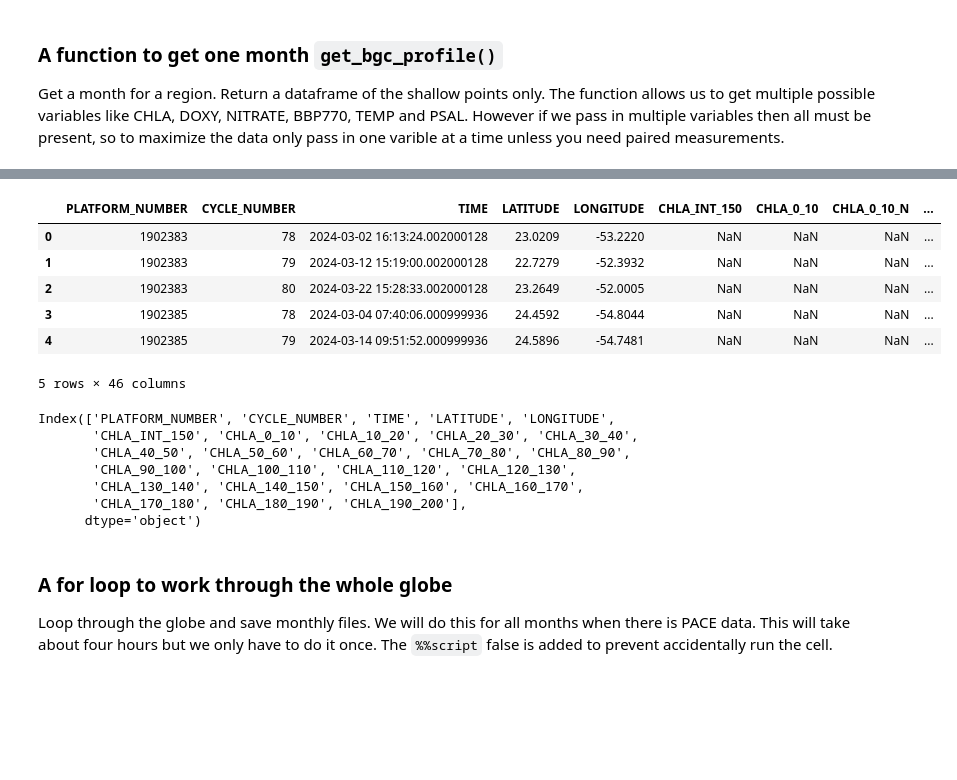
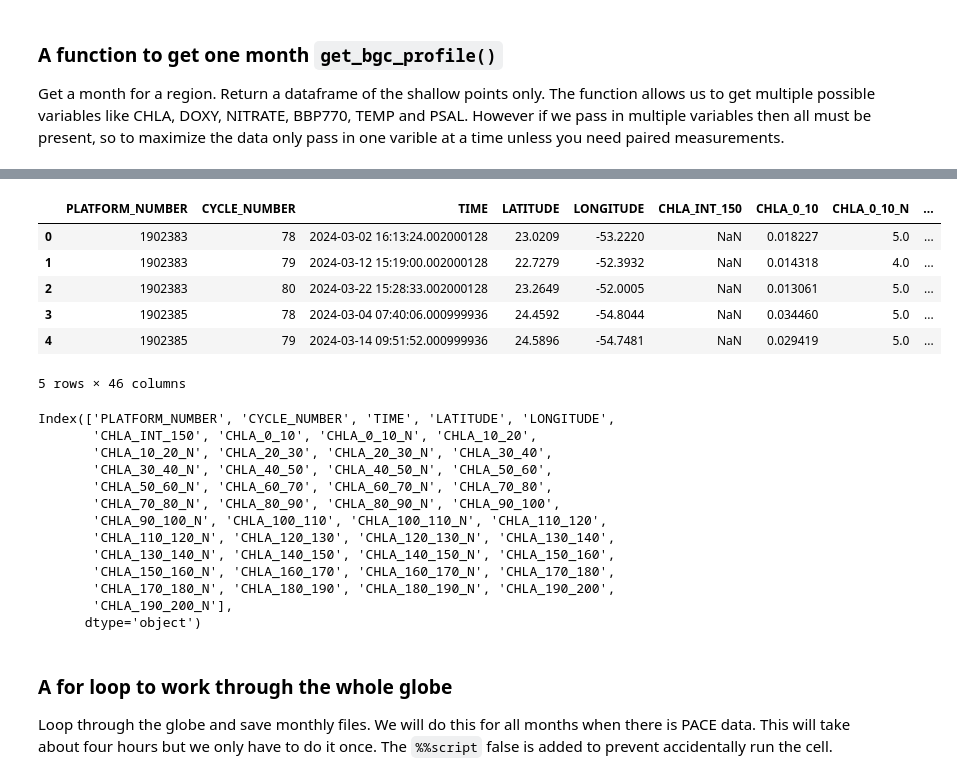
Before and after one commit to fish-pace/fish-pace-datasets, a Jupyter notebook: datasets/chla_z/notebooks/argopy.ipynb, the cells around one changed output, grey strips where cells are left out. Cells and saved outputs as stored; diff of their text form; code cells hidden in the pictures; blank space fills up the shorter version.

```diff
--- a/datasets/chla_z/notebooks/argopy.ipynb
+++ b/datasets/chla_z/notebooks/argopy.ipynb
@@ -671,7 +660,7 @@ def get_bgc_profile(reg, mon, data_dir="data", vars=None, save=False, mode="stan
 # %%
 %%time
 # Example
-params = ["CHLA"]
+params = ["CHLA_ADJUSTED"]
 # [lon_min, lon_max, lat_min, lat_max, depth_min, depth_max]
 region = [-55, -50, 20, 25, 0, 200]
 month = "2024-03"
@@ -683,19 +672,25 @@ Wall time: 10.5 s
 |  | PLATFORM_NUMBER | CYCLE_NUMBER | TIME | LATITUDE | LONGITUDE | CHLA_INT_150 | CHLA_0_10 | CHLA_0_10_N | ... |
-| 0 | 1902383 | 78 | 2024-03-02 16:13:24.002000128 | 23.0209 | -53.2220 | NaN | NaN | NaN | ... |
-| 1 | 1902383 | 79 | 2024-03-12 15:19:00.002000128 | 22.7279 | -52.3932 | NaN | NaN | NaN | ... |
-| 2 | 1902383 | 80 | 2024-03-22 15:28:33.002000128 | 23.2649 | -52.0005 | NaN | NaN | NaN | ... |
-| 3 | 1902385 | 78 | 2024-03-04 07:40:06.000999936 | 24.4592 | -54.8044 | NaN | NaN | NaN | ... |
-| 4 | 1902385 | 79 | 2024-03-14 09:51:52.000999936 | 24.5896 | -54.7481 | NaN | NaN | NaN | ... |
+| 0 | 1902383 | 78 | 2024-03-02 16:13:24.002000128 | 23.0209 | -53.2220 | NaN | 0.018227 | 5.0 | ... |
+| 1 | 1902383 | 79 | 2024-03-12 15:19:00.002000128 | 22.7279 | -52.3932 | NaN | 0.014318 | 4.0 | ... |
+| 2 | 1902383 | 80 | 2024-03-22 15:28:33.002000128 | 23.2649 | -52.0005 | NaN | 0.013061 | 5.0 | ... |
+| 3 | 1902385 | 78 | 2024-03-04 07:40:06.000999936 | 24.4592 | -54.8044 | NaN | 0.034460 | 5.0 | ... |
+| 4 | 1902385 | 79 | 2024-03-14 09:51:52.000999936 | 24.5896 | -54.7481 | NaN | 0.029419 | 5.0 | ... |
 5 rows × 46 columns
 # %%
 df_surf.columns
 # %% [output]
 Index(['PLATFORM_NUMBER', 'CYCLE_NUMBER', 'TIME', 'LATITUDE', 'LONGITUDE',
-       'CHLA_INT_150', 'CHLA_0_10', 'CHLA_10_20', 'CHLA_20_30', 'CHLA_30_40',
-       'CHLA_40_50', 'CHLA_50_60', 'CHLA_60_70', 'CHLA_70_80', 'CHLA_80_90',
-       'CHLA_90_100', 'CHLA_100_110', 'CHLA_110_120', 'CHLA_120_130',
-       'CHLA_130_140', 'CHLA_140_150', 'CHLA_150_160', 'CHLA_160_170',
-       'CHLA_170_180', 'CHLA_180_190', 'CHLA_190_200'],
+       'CHLA_INT_150', 'CHLA_0_10', 'CHLA_0_10_N', 'CHLA_10_20',
+       'CHLA_10_20_N', 'CHLA_20_30', 'CHLA_20_30_N', 'CHLA_30_40',
+       'CHLA_30_40_N', 'CHLA_40_50', 'CHLA_40_50_N', 'CHLA_50_60',
+       'CHLA_50_60_N', 'CHLA_60_70', 'CHLA_60_70_N', 'CHLA_70_80',
+       'CHLA_70_80_N', 'CHLA_80_90', 'CHLA_80_90_N', 'CHLA_90_100',
+       'CHLA_90_100_N', 'CHLA_100_110', 'CHLA_100_110_N', 'CHLA_110_120',
+       'CHLA_110_120_N', 'CHLA_120_130', 'CHLA_120_130_N', 'CHLA_130_140',
+       'CHLA_130_140_N', 'CHLA_140_150', 'CHLA_140_150_N', 'CHLA_150_160',
+       'CHLA_150_160_N', 'CHLA_160_170', 'CHLA_160_170_N', 'CHLA_170_180',
+       'CHLA_170_180_N', 'CHLA_180_190', 'CHLA_180_190_N', 'CHLA_190_200',
+       'CHLA_190_200_N'],
       dtype='object')
 # %% [markdown]
 ### A for loop to work through the whole globe
```
Also changed, not shown: parts of 17 cells of this notebook, 1 other file.
